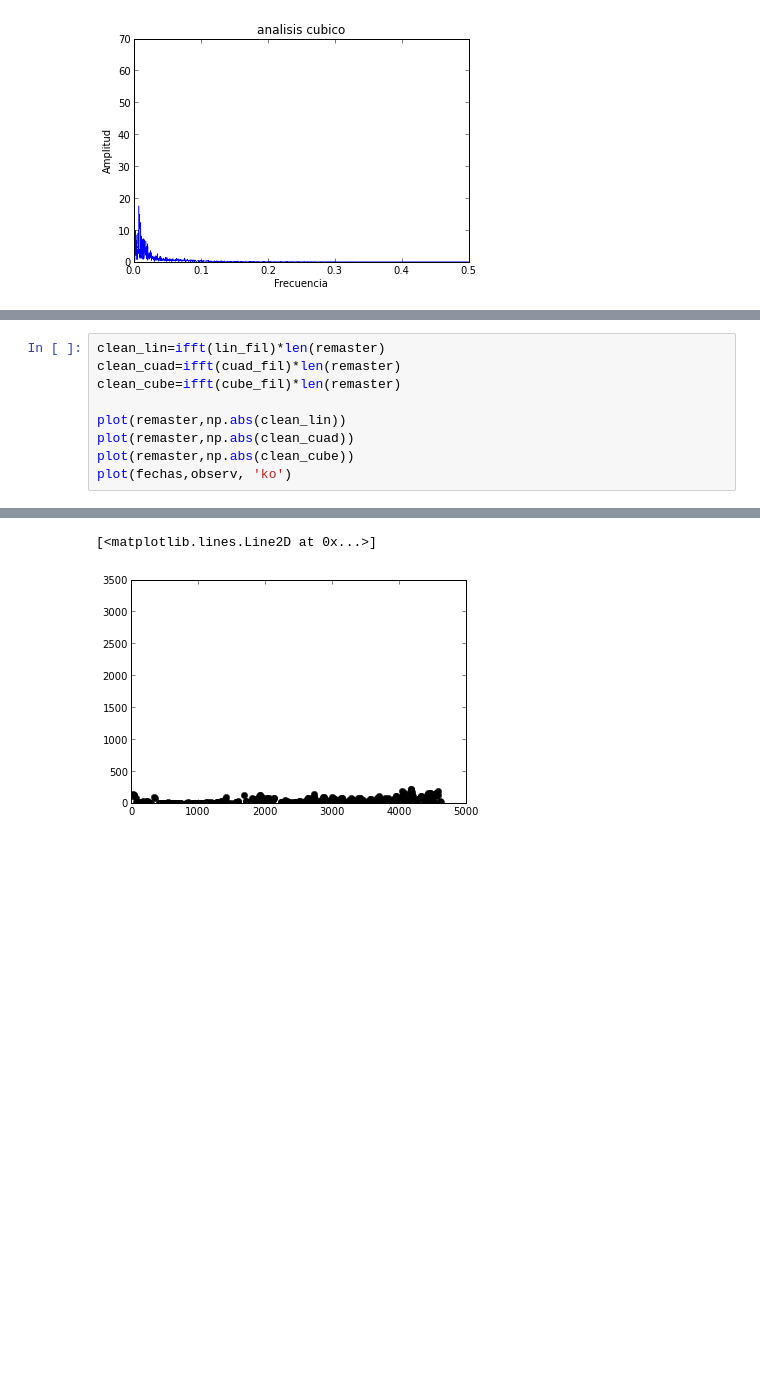
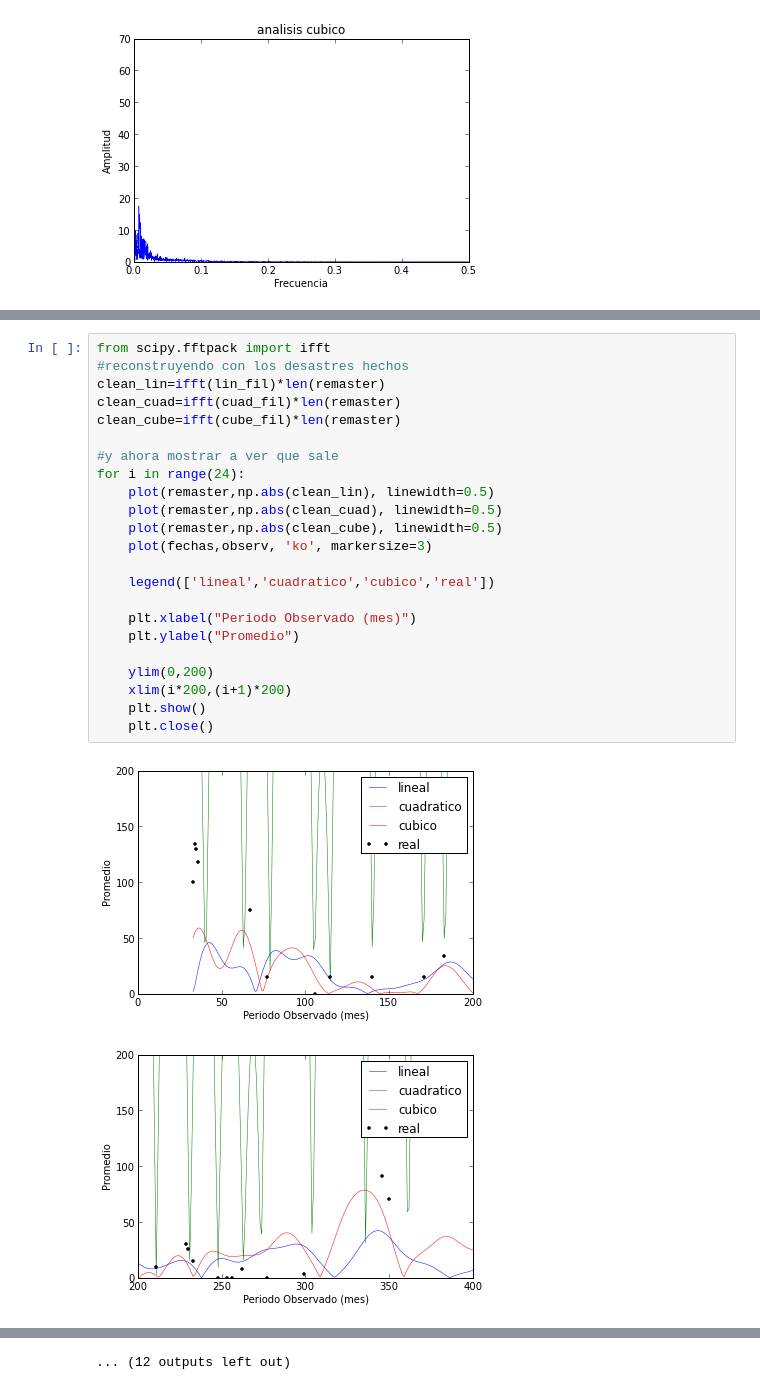
Before and after one commit to HalbardHobby/FisicaComputacional, a Jupyter notebook: Tarea5/Punto2.ipynb, the cells around one changed output, grey strips where cells are left out. Saved outputs shown, nothing was run; the diff lists cells and outputs as text; blank space fills up the shorter version.

```diff
--- a/Tarea5/Punto2.ipynb
+++ b/Tarea5/Punto2.ipynb
@@ -131,10 +131,26 @@ title("cubico filtrado")
 # %%
+from scipy.fftpack import ifft
+#reconstruyendo con los desastres hechos
 clean_lin=ifft(lin_fil)*len(remaster)
 clean_cuad=ifft(cuad_fil)*len(remaster)
 clean_cube=ifft(cube_fil)*len(remaster)
 
-plot(remaster,np.abs(clean_lin))
-plot(remaster,np.abs(clean_cuad))
-plot(remaster,np.abs(clean_cube))
-plot(fechas,observ, 'ko')
+#y ahora mostrar a ver que sale
+for i in range(24):
+    plot(remaster,np.abs(clean_lin), linewidth=0.5)
+    plot(remaster,np.abs(clean_cuad), linewidth=0.5)
+    plot(remaster,np.abs(clean_cube), linewidth=0.5)
+    plot(fechas,observ, 'ko', markersize=3)
+
+    legend(['lineal','cuadratico','cubico','real'])
+
+    plt.xlabel("Periodo Observado (mes)")
+    plt.ylabel("Promedio")
+
+    ylim(0,200)
+    xlim(i*200,(i+1)*200)
+    plt.show()
+    plt.close()
 # %% [output]
+[figure, new version]
+[figure, added]
@@ -141,2 +167 @@ plot(fechas,observ, 'ko')
-[<matplotlib.lines.Line2D at 0x...>]
+... (12 outputs left out)
-[figure, old version]
```
Also changed, not shown: parts of 5 cells of this notebook.
